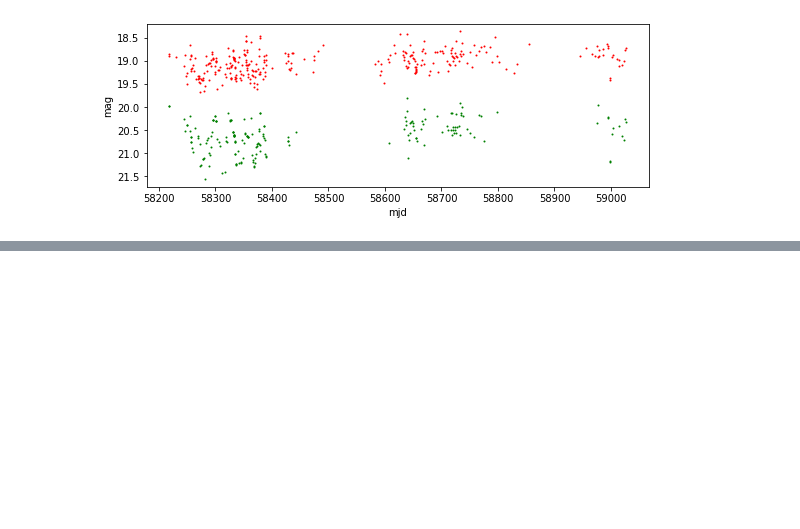
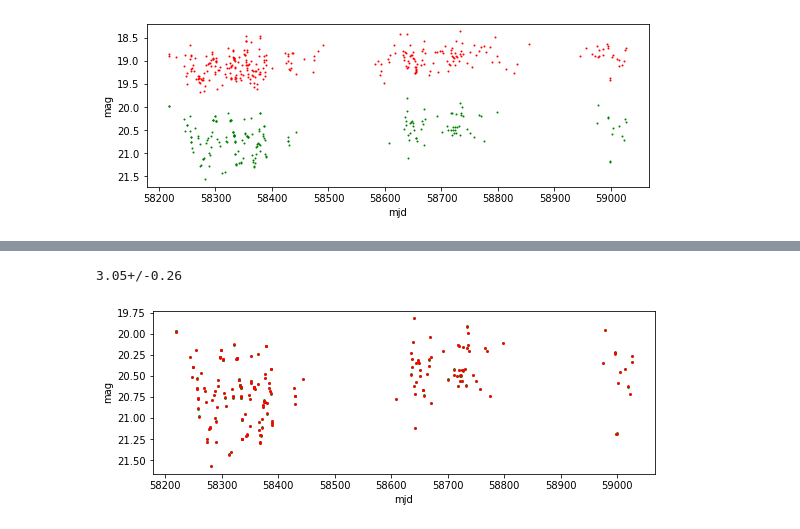
Before and after one commit to HarritonResearchLab/NAPYSOs, a Jupyter notebook: referee_changes/color-mag/error_propagation.ipynb, the cells around one changed output, grey strips where cells are left out. Cells and saved outputs as stored; diff of their text form; code cells hidden in the pictures; blank space fills up the shorter version.

```diff
--- a/referee_changes/color-mag/error_propagation.ipynb
+++ b/referee_changes/color-mag/error_propagation.ipynb
@@ -111,0 +137,15 @@ plt.show()
+# %%
+def interpolate(x, x1, y1, x2, y2):
+    m = (y2-y1)/(x2-x1)
+    b = y1-m*x1
+    return x*m+b
+# %%
+x = u.ufloat(3,0.2)
+x1 = u.ufloat(1, 0.23)
+y1 = u.ufloat(1,0.14)
+x2 = u.ufloat(5, 0.12)
+y2 = u.ufloat(5.1, 0.14)
+
+print(interpolate(x,x1,y1, x2, y2))
+# %% [output]
+3.05+/-0.26
@@ -111,0 +202,15 @@ plt.show()
+# %%
+## Quick quality check
+
+
+fig, ax = plt.subplots(figsize=(9,3))
+
+ax.scatter(g_interp_mjds, g_interp_mags, color='green', s=3)
+ax.scatter(interpolated_dates, interpolated_mags, color='red', s=3)
+
+ax.set(xlabel='mjd',ylabel='mag')
+ax.invert_yaxis()
+
+plt.show()
+# %% [output]
+[figure, added]
```
Also changed, not shown: parts of 7 cells of this notebook, 2 other files.
